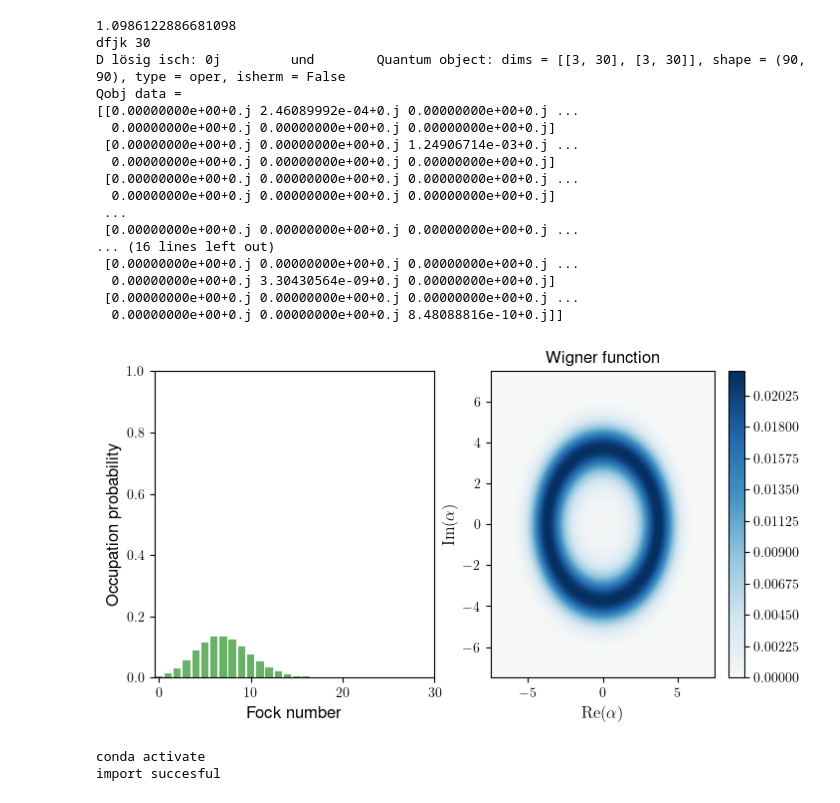
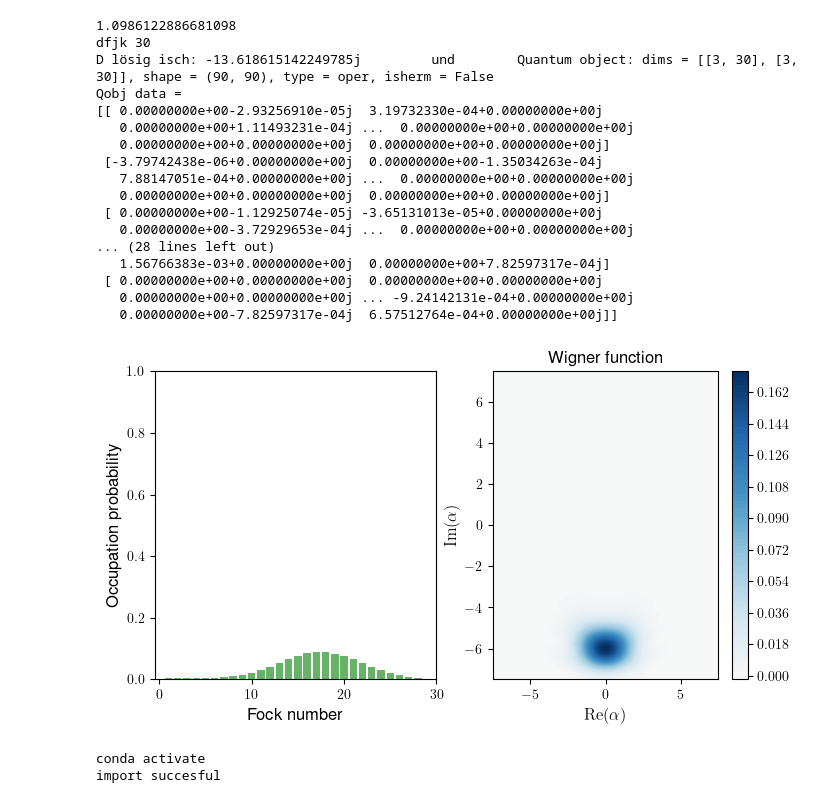
Before and after one commit to SanderStammbach/Sanders-Studium, a Jupyter notebook: Master-Arbeit/main2.ipynb, the cells around one changed output. Cells and saved outputs as stored; diff of their text form; code cells hidden in the pictures.

```diff
--- a/Master-Arbeit/main2.ipynb
+++ b/Master-Arbeit/main2.ipynb
@@ -69,20 +67,20 @@ Tenv=0.0000000000000000000000000001
 
 
 
-nh=5
-nc=0.02
+nh=10
+nc=0.0
 
-nf=0.02    #Beschreibt den cavity/Photonen.
+nf=0.02   #Beschreibt den cavity/Photonen.
 
-f =0.00
+f =0.4
 
 gamma_h=1
 gamma_c=1
-kappa=0.028
+#kappa=0.028
 kb=1
-g=14*kappa
-#g=0
-
+#g=14*kappa
+g=1
+kappa=0.2
 b_fock=qutip.states.fock(nph,0) #m)/fock(N,#m)
 b_atom=basis(3)
 b_comp=tensor( b_atom, b_fock)
@@ -166,45 +164,45 @@ def DichteMatrix(nh, nc, nf, Hami):
     c_op_list=[]
 
     c_op_list.append(np.sqrt(gamma_1)*A1)
     c_op_list.append(np.sqrt(gamma_2)*A2)
     c_op_list.append(np.sqrt(gamma_3)*A3)
     c_op_list.append(np.sqrt(gamma_4)*A4)
     c_op_list.append(np.sqrt(kappa_5)*A5)
     c_op_list.append(np.sqrt(kappa_6)*A6)
     rho = steadystate(Hami, c_op_list)
     return rho
 
 rho = DichteMatrix(nh,nc,nf,Hdilde)
 
 #print(c_op_list)
 
 
 #print(rho)
 #qutip.plot_wigner_fock_distribution(rho)
 #plt.show()
 
 print("D lösig isch:",np.trace((a*(c_op_list[4]*rho*c_op_list[4].dag()-1/2*(c_op_list[4].dag()*c_op_list[4]*rho-rho*c_op_list[4].dag()*c_op_list[4]))))-np.trace(a*a.dag()*a),"        und       ",a*(c_op_list[4]*rho*c_op_list[4].dag()-1/2*(c_op_list[4].dag()*c_op_list[4]*rho-rho*c_op_list[4].dag()*c_op_list[4])))
 
 rho_f=rho.ptrace(1)  ### State in the cavity
 print(rho)
 qutip.plot_wigner_fock_distribution(rho_f,colorbar='colorbar')
 plt.show()
 # %% [output]
 1.0986122886681098
 dfjk 30
-D lösig isch: 0j         und        Quantum object: dims = [[3, 30], [3, 30]], shape = (90, 90), type = oper, isherm = False
+D lösig isch: -13.618615142249785j         und        Quantum object: dims = [[3, 30], [3, 30]], shape = (90, 90), type = oper, isherm = False
 Qobj data =
-[[0.00000000e+00+0.j 2.46089992e-04+0.j 0.00000000e+00+0.j ...
-  0.00000000e+00+0.j 0.00000000e+00+0.j 0.00000000e+00+0.j]
- [0.00000000e+00+0.j 0.00000000e+00+0.j 1.24906714e-03+0.j ...
-  0.00000000e+00+0.j 0.00000000e+00+0.j 0.00000000e+00+0.j]
- [0.00000000e+00+0.j 0.00000000e+00+0.j 0.00000000e+00+0.j ...
-  0.00000000e+00+0.j 0.00000000e+00+0.j 0.00000000e+00+0.j]
- ...
- [0.00000000e+00+0.j 0.00000000e+00+0.j 0.00000000e+00+0.j ...
-... (16 lines left out)
- [0.00000000e+00+0.j 0.00000000e+00+0.j 0.00000000e+00+0.j ...
-  0.00000000e+00+0.j 3.30430564e-09+0.j 0.00000000e+00+0.j]
- [0.00000000e+00+0.j 0.00000000e+00+0.j 0.00000000e+00+0.j ...
-  0.00000000e+00+0.j 0.00000000e+00+0.j 8.48088816e-10+0.j]]
+[[ 0.00000000e+00-2.93256910e-05j  3.19732330e-04+0.00000000e+00j
+   0.00000000e+00+1.11493231e-04j ...  0.00000000e+00+0.00000000e+00j
+   0.00000000e+00+0.00000000e+00j  0.00000000e+00+0.00000000e+00j]
+ [-3.79742438e-06+0.00000000e+00j  0.00000000e+00-1.35034263e-04j
+   7.88147051e-04+0.00000000e+00j ...  0.00000000e+00+0.00000000e+00j
+   0.00000000e+00+0.00000000e+00j  0.00000000e+00+0.00000000e+00j]
+ [ 0.00000000e+00-1.12925074e-05j -3.65131013e-05+0.00000000e+00j
+   0.00000000e+00-3.72929653e-04j ...  0.00000000e+00+0.00000000e+00j
+... (28 lines left out)
+   1.56766383e-03+0.00000000e+00j  0.00000000e+00+7.82597317e-04j]
+ [ 0.00000000e+00+0.00000000e+00j  0.00000000e+00+0.00000000e+00j
+   0.00000000e+00+0.00000000e+00j ... -9.24142131e-04+0.00000000e+00j
+   0.00000000e+00-7.82597317e-04j  6.57512764e-04+0.00000000e+00j]]
-[figure, old version]
+[figure, new version]
```
Also changed, not shown: parts of 43 cells of this notebook, 27 other files.
